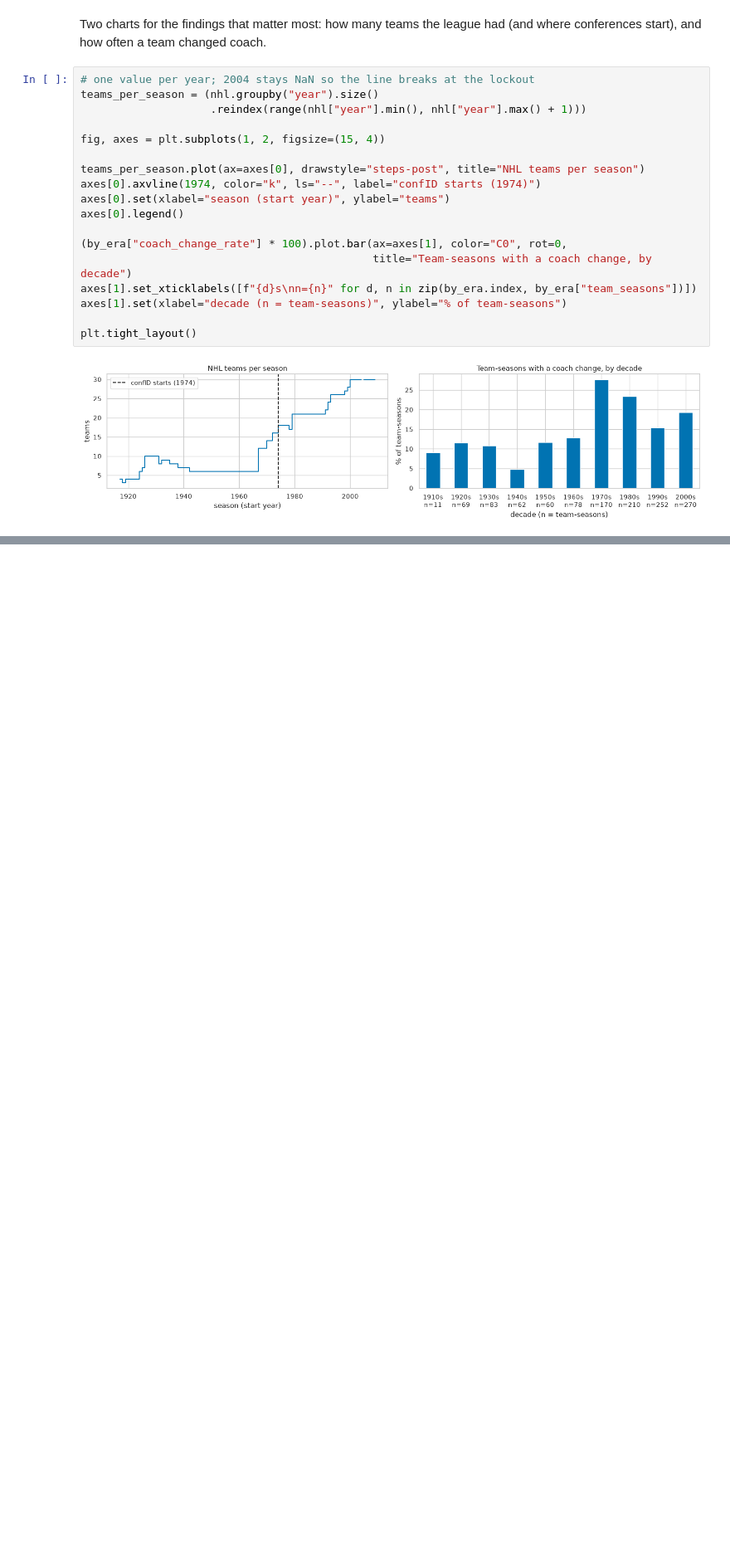
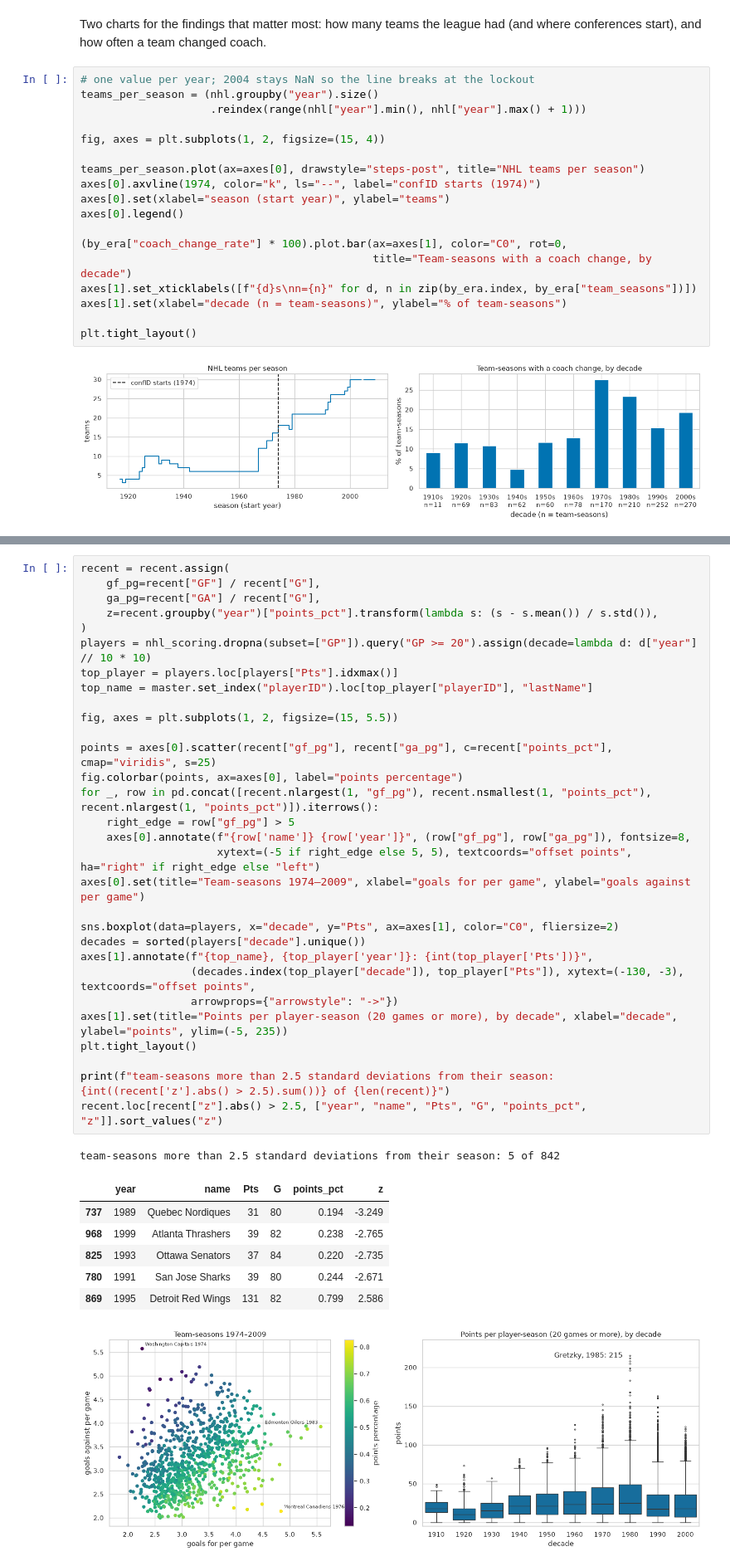
Before and after one commit to b3lchior/feup-ac, a Jupyter notebook: 01_eda.ipynb, the cells around one changed output, grey strips where cells are left out. Shown at 83% size. Drawn from its saved outputs; the diff is of its cells as text; blank space fills up the shorter version.

```diff
--- a/01_eda.ipynb
+++ b/01_eda.ipynb
@@ -336,0 +676,39 @@ Scope decision:
+# %%
+recent = recent.assign(
+    gf_pg=recent["GF"] / recent["G"],
+    ga_pg=recent["GA"] / recent["G"],
+    z=recent.groupby("year")["points_pct"].transform(lambda s: (s - s.mean()) / s.std()),
+)
+players = nhl_scoring.dropna(subset=["GP"]).query("GP >= 20").assign(decade=lambda d: d["year"] // 10 * 10)
+top_player = players.loc[players["Pts"].idxmax()]
+top_name = master.set_index("playerID").loc[top_player["playerID"], "lastName"]
+
+fig, axes = plt.subplots(1, 2, figsize=(15, 5.5))
+
+points = axes[0].scatter(recent["gf_pg"], recent["ga_pg"], c=recent["points_pct"], cmap="viridis", s=25)
+fig.colorbar(points, ax=axes[0], label="points percentage")
+for _, row in pd.concat([recent.nlargest(1, "gf_pg"), recent.nsmallest(1, "points_pct"), recent.nlargest(1, "points_pct")]).iterrows():
+    right_edge = row["gf_pg"] > 5
+    axes[0].annotate(f"{row['name']} {row['year']}", (row["gf_pg"], row["ga_pg"]), fontsize=8,
+                     xytext=(-5 if right_edge else 5, 5), textcoords="offset points", ha="right" if right_edge else "left")
+axes[0].set(title="Team-seasons 1974–2009", xlabel="goals for per game", ylabel="goals against per game")
+
+sns.boxplot(data=players, x="decade", y="Pts", ax=axes[1], color="C0", fliersize=2)
+decades = sorted(players["decade"].unique())
+axes[1].annotate(f"{top_name}, {top_player['year']}: {int(top_player['Pts'])}",
+                 (decades.index(top_player["decade"]), top_player["Pts"]), xytext=(-130, -3), textcoords="offset points",
+                 arrowprops={"arrowstyle": "->"})
+axes[1].set(title="Points per player-season (20 games or more), by decade", xlabel="decade", ylabel="points", ylim=(-5, 235))
+plt.tight_layout()
+
+print(f"team-seasons more than 2.5 standard deviations from their season: {int((recent['z'].abs() > 2.5).sum())} of {len(recent)}")
+recent.loc[recent["z"].abs() > 2.5, ["year", "name", "Pts", "G", "points_pct", "z"]].sort_values("z")
+# %% [output]
+team-seasons more than 2.5 standard deviations from their season: 5 of 842
+|  | year | name | Pts | G | points_pct | z |
+| 737 | 1989 | Quebec Nordiques | 31 | 80 | 0.194 | -3.249 |
+| 968 | 1999 | Atlanta Thrashers | 39 | 82 | 0.238 | -2.765 |
+| 825 | 1993 | Ottawa Senators | 37 | 84 | 0.220 | -2.735 |
+| 780 | 1991 | San Jose Sharks | 39 | 80 | 0.244 | -2.671 |
+| 869 | 1995 | Detroit Red Wings | 131 | 82 | 0.799 | 2.586 |
+[figure, added]
```
Also changed, not shown: parts of 54 cells of this notebook.
